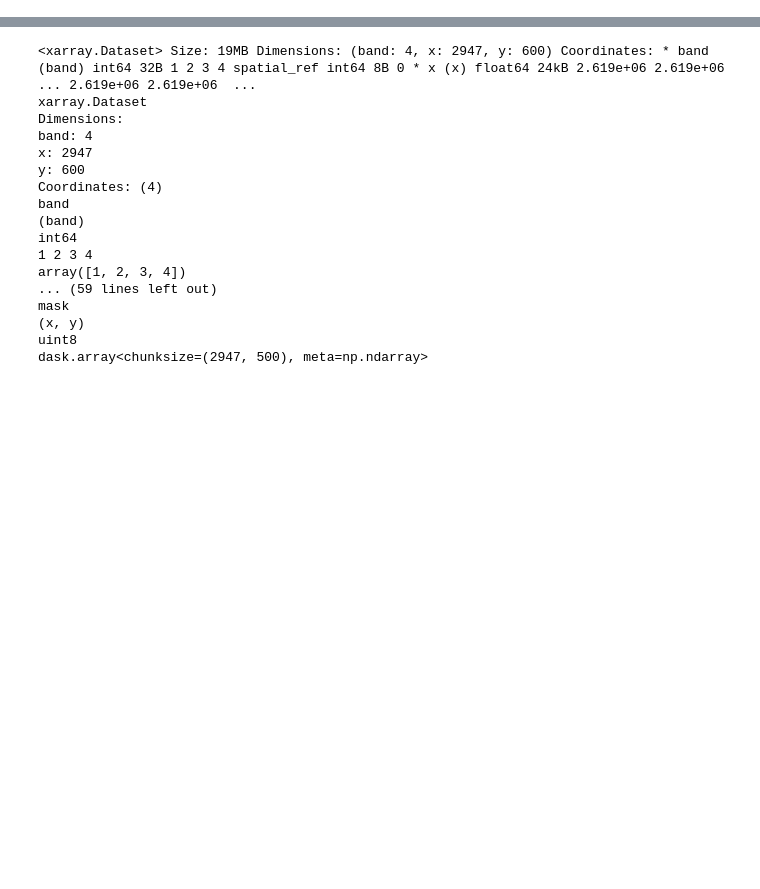
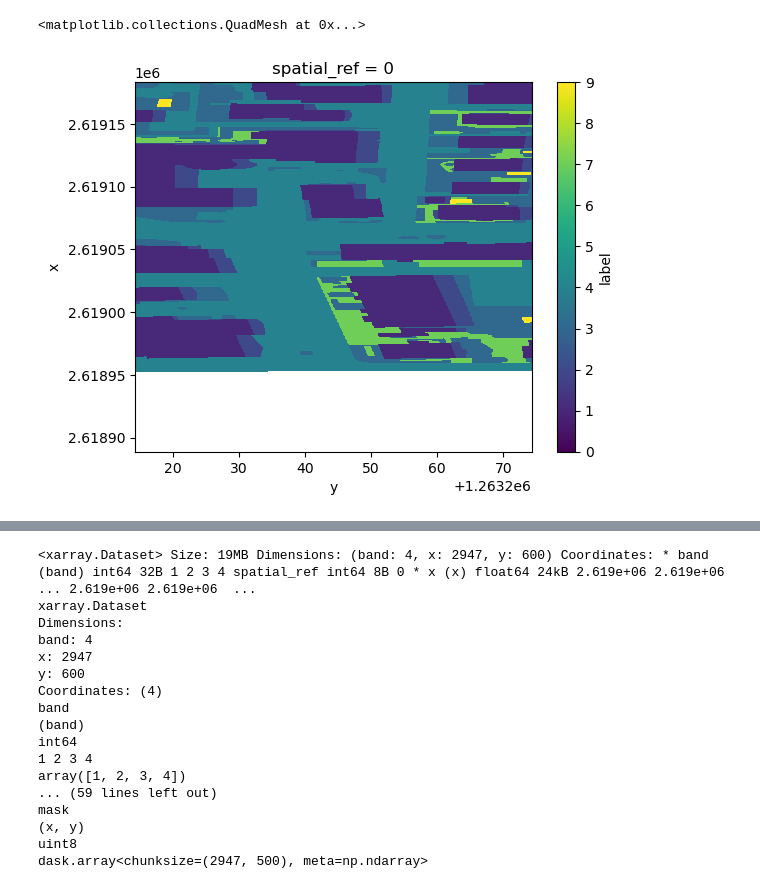
Before and after one commit to juliankraft/TermPaper2_RasterClassification, a Jupyter notebook: code/sandbox/dev.ipynb, the cells around one changed output, grey strips where cells are left out. Cells and saved outputs as stored; diff of their text form; code cells hidden in the pictures; blank space fills up the shorter version.

```diff
--- a/code/sandbox/dev.ipynb
+++ b/code/sandbox/dev.ipynb
@@ -2,0 +4,2 @@ import xarray as xr
+# %%
+ds_training = xr.open_zarr('../../data/sample_combined.zarr')
@@ -2,0 +37,6 @@ import xarray as xr
+# %%
+ds_training["label"] = ds_training["label"].where(ds_training["label"] != 255, np.nan)
+ds_training["label"].plot(vmin=0, vmax=9)
+# %% [output]
+<matplotlib.collections.QuadMesh at 0x...>
+[figure, added]
```
Also changed, not shown: parts of 12 cells of this notebook.
